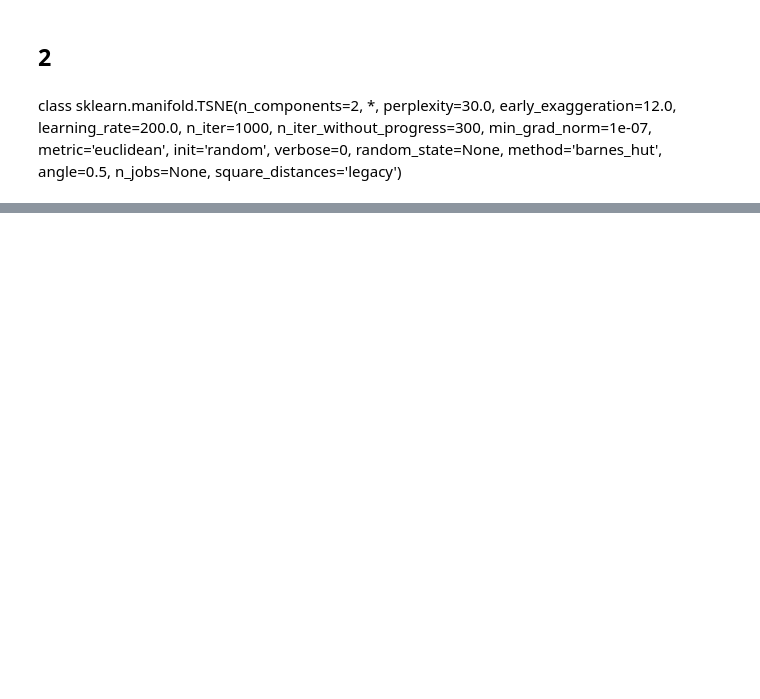
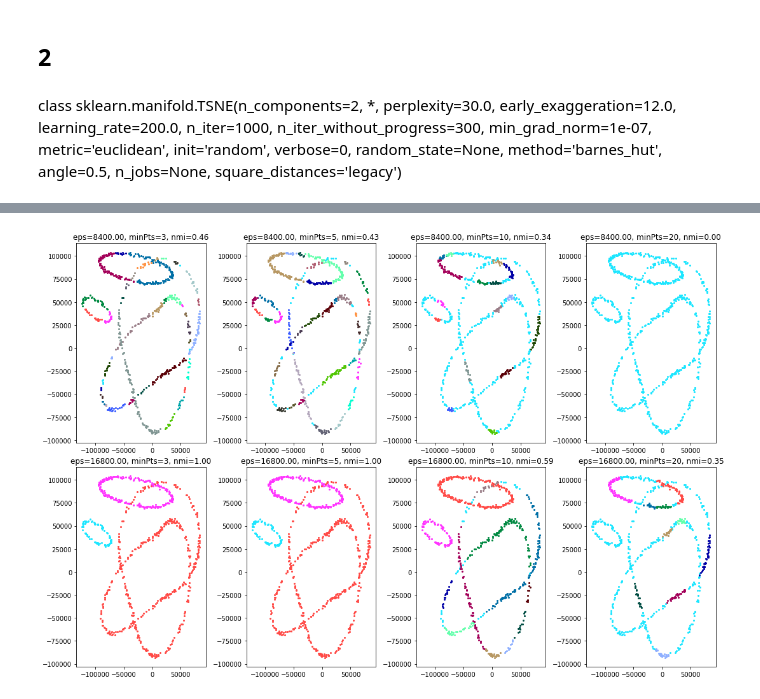
Before and after one commit to drckf/mlreview_notebooks, a Jupyter notebook: jupyter_notebooks/exercises/GitPush_exercise4.ipynb, the cells around one changed output, grey strips where cells are left out. Cells and saved outputs as stored; diff of their text form; code cells hidden in the pictures; blank space fills up the shorter version.

Commit message:
Embedding dbscan for third problem

```diff
--- a/jupyter_notebooks/exercises/GitPush_exercise4.ipynb
+++ b/jupyter_notebooks/exercises/GitPush_exercise4.ipynb
@@ -106,0 +117,69 @@ ax4.set_title('Perplexity = 100')
+# %%
+from collections import OrderedDict
+cpalette = ["#1CE6FF", "#FF34FF", "#FF4A46","#008941", "#006FA6", "#A30059", "#0000A6", "#63FFAC","#B79762", "#004D43", "#8FB0FF", "#997D87","#5A0007", "#809693","#1B4400", "#4FC601", "#3B5DFF", "#4A3B53","#886F4C","#34362D", "#B4A8BD", "#00A6AA", "#452C2C","#636375", "#A3C8C9", "#FF913F", "#938A81","#575329", "#00FECF", "#B05B6F"]
+def clustering(y):
+    # Finds position of labels and returns a dictionary of cluster labels to data indices.
+    yu = np.sort(np.unique(y))
+    clustering = OrderedDict()
+    for ye in yu:
+        clustering[ye] = np.where(y == ye)[0]
+    return clustering
+
+def entropy(c, n_sample):
+    # Measures the entropy of a cluster
+    h = 0.
+    for kc in c.keys():
+        p=len(c[kc])/n_sample
+        h+=p*np.log(p)
+    h*=-1.
+    return h
+
+def NMI(y_true, y_pred):
+    """ Computes normalized mutual information: where y_true and y_pred are both clustering assignments
+    """
+    w = clustering(y_true)
+    c = clustering(y_pred)
+    n_sample = len(y_true)
+
+    Iwc = 0.
+    for kw in w.keys():
+        for kc in c.keys():
+            w_intersect_c=len(set(w[kw]).intersection(set(c[kc])))
+            if w_intersect_c > 0:
+                Iwc += w_intersect_c*np.log(n_sample*w_intersect_c/(len(w[kw])*len(c[kc])))
+    Iwc/=n_sample
+    Hc = entropy(c,n_sample)
+    Hw = entropy(w,n_sample)
+
+    return 2*Iwc/(Hc+Hw)
+
+
+from sklearn.cluster import DBSCAN
+from sklearn.preprocessing import StandardScaler
+
+def plotting_ax(X, y, ax):
+    # plotting function
+    for i, yu in enumerate(np.unique(y)):
+        pos = (y == yu)
+        ax.scatter(X[pos,0], X[pos,1],c=cpalette[i%len(cpalette)],s=4)
+
+# DBSCAN has a few parameters, let's sweep over a few parameters and see what happens
+np.random.seed(0)
+n_true_center=len(np.unique(y))
+X = StandardScaler().fit_transform(data)
+
+eps_range = [8400, 16800]
+min_sample_range = [3,5,10,20]
+fig, ax = plt.subplots(len(eps_range),len(min_sample_range),figsize=(15,10))
+for i, eps in enumerate(eps_range):
+    for j, min_samples in enumerate(min_sample_range):
+        model = DBSCAN(eps=eps, min_samples=min_samples)
+        model.fit(data)
+        _y = model.labels_
+        plotting_ax(data,_y,ax[i,j])
+        nmi=NMI(_y, y)
+        ax[i,j].set_title('eps=%.2f, minPts=%i, nmi=%.2f'%(eps,min_samples,nmi))
+plt.tight_layout(h_pad=0.5)
+plt.show()
+# %% [output]
+[figure, added]
```
Also changed, not shown: parts of 4 cells of this notebook.
